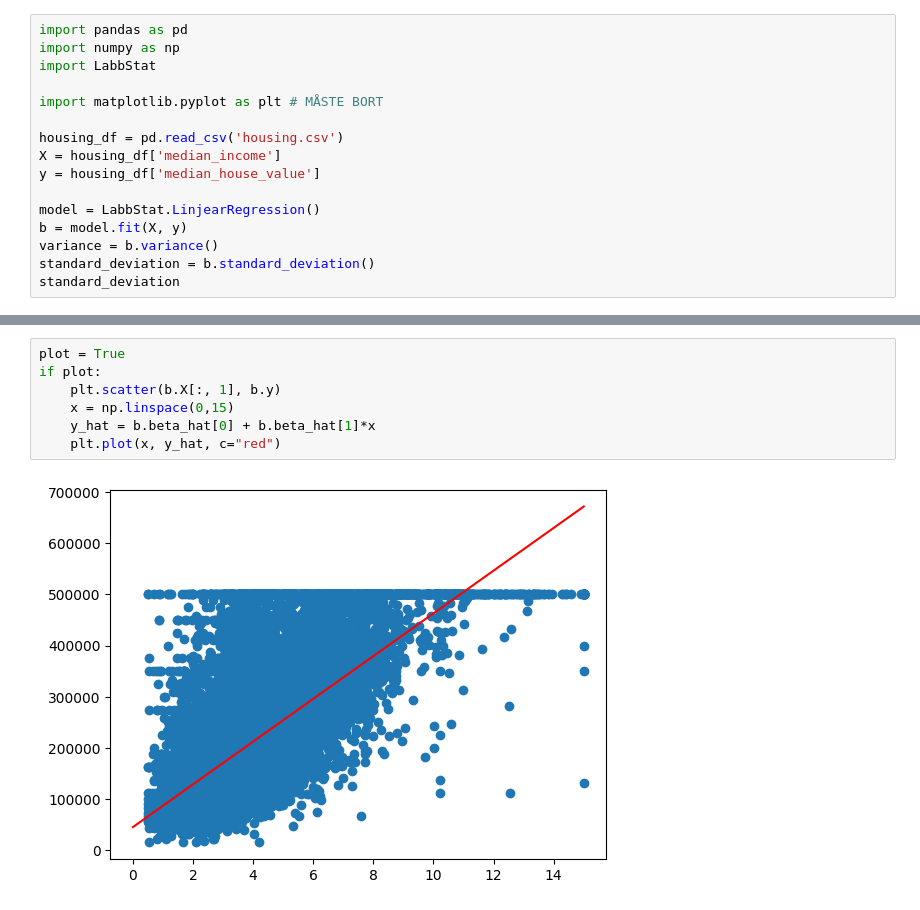
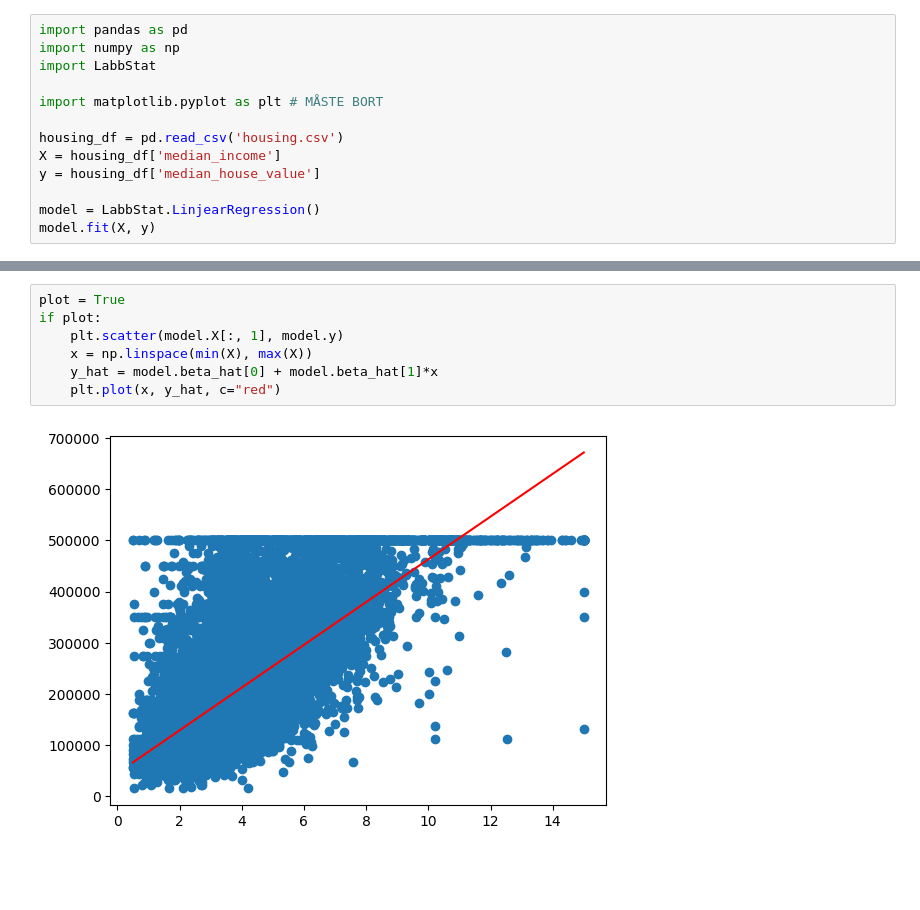
Before and after one commit to philipforsting/StatistiskaMetoder_LABB, a Jupyter notebook: Test_LabbStat.ipynb, the cells around one changed output, grey strips where cells are left out. Saved outputs shown, nothing was run; the diff lists cells and outputs as text; blank space fills up the shorter version.

```diff
--- a/Test_LabbStat.ipynb
+++ b/Test_LabbStat.ipynb
@@ -10,8 +10,5 @@ X = housing_df['median_income']
 y = housing_df['median_house_value']
 
 model = LabbStat.LinjearRegression()
-b = model.fit(X, y)
-variance = b.variance()
-standard_deviation = b.standard_deviation()
-standard_deviation
+model.fit(X, y)
 # %% [output]
@@ -35,9 +32,9 @@ np.float64(83733.57452616918)
 # %%
 plot = True
 if plot:
-    plt.scatter(b.X[:, 1], b.y)
-    x = np.linspace(0,15)
-    y_hat = b.beta_hat[0] + b.beta_hat[1]*x
+    plt.scatter(model.X[:, 1], model.y)
+    x = np.linspace(min(X), max(X))
+    y_hat = model.beta_hat[0] + model.beta_hat[1]*x
     plt.plot(x, y_hat, c="red")
 # %% [output]
-[figure, old version]
+[figure, new version]
```
Also changed, not shown: parts of 5 cells of this notebook, 2 other files.
